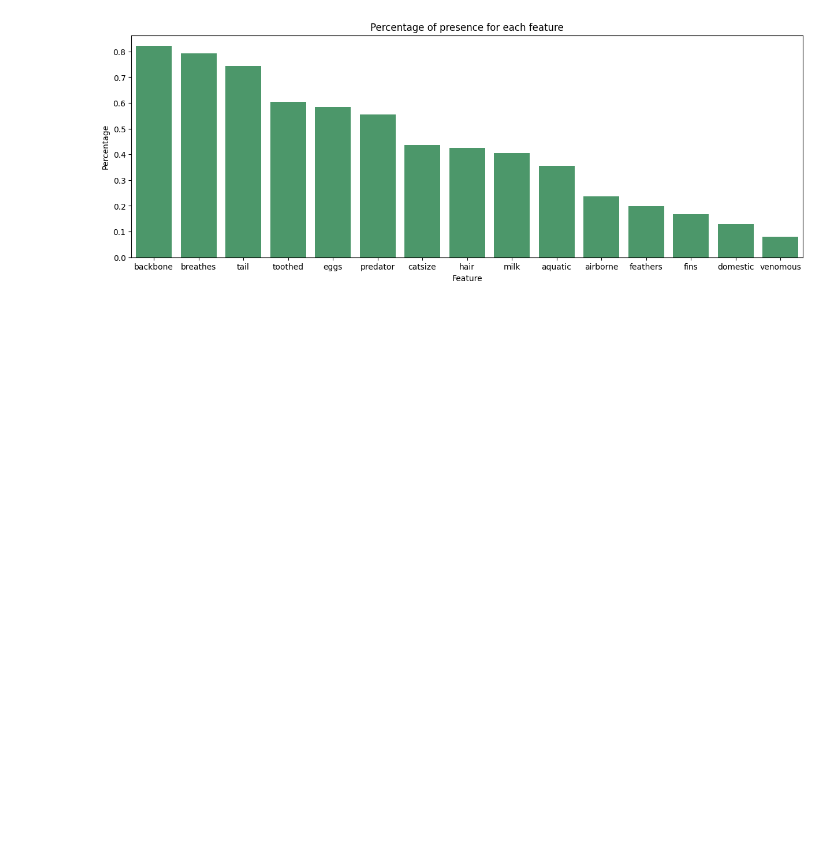
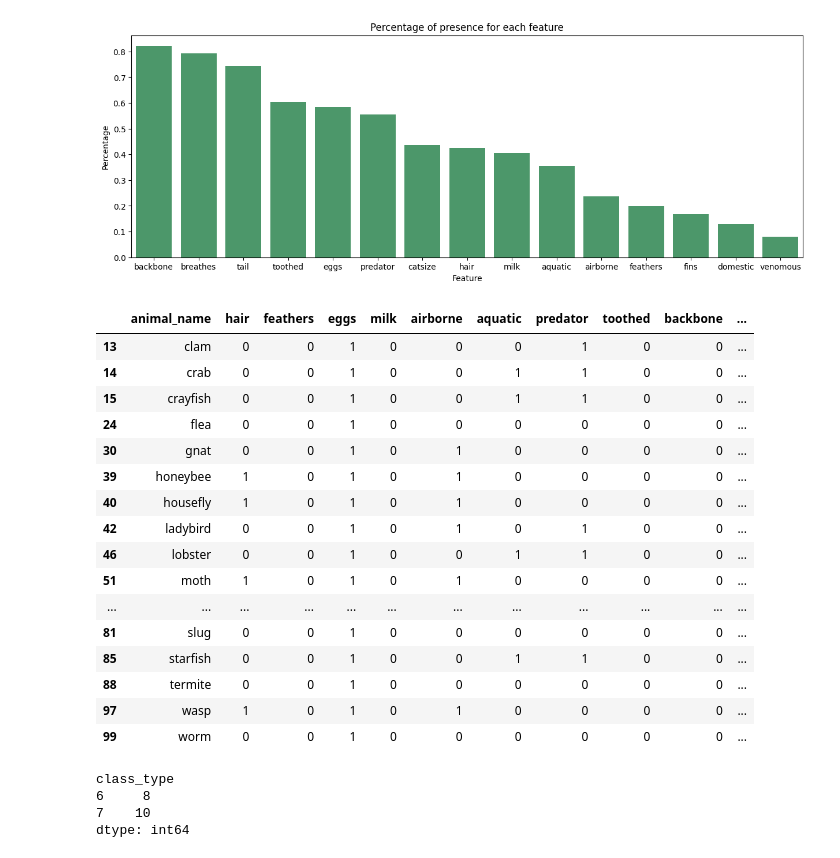
Before and after one commit to ffaundezcab/animal_classification, a Jupyter notebook: eda.ipynb, the cells around one changed output. Saved outputs shown, nothing was run; the diff lists cells and outputs as text; code cells hidden in the pictures; blank space fills up the shorter version.

```diff
--- a/eda.ipynb
+++ b/eda.ipynb
@@ -98,3 +123,30 @@ ax.set_ylabel('Percentage')
 plt.show()
 # %% [output]
 [figure]
+# %%
+zoo[zoo['backbone'] != 1]
+# %% [output]
+|  | animal_name | hair | feathers | eggs | milk | airborne | aquatic | predator | toothed | backbone | ... |
+| 13 | clam | 0 | 0 | 1 | 0 | 0 | 0 | 1 | 0 | 0 | ... |
+| 14 | crab | 0 | 0 | 1 | 0 | 0 | 1 | 1 | 0 | 0 | ... |
+| 15 | crayfish | 0 | 0 | 1 | 0 | 0 | 1 | 1 | 0 | 0 | ... |
+| 24 | flea | 0 | 0 | 1 | 0 | 0 | 0 | 0 | 0 | 0 | ... |
+| 30 | gnat | 0 | 0 | 1 | 0 | 1 | 0 | 0 | 0 | 0 | ... |
+| 39 | honeybee | 1 | 0 | 1 | 0 | 1 | 0 | 0 | 0 | 0 | ... |
+| 40 | housefly | 1 | 0 | 1 | 0 | 1 | 0 | 0 | 0 | 0 | ... |
+| 42 | ladybird | 0 | 0 | 1 | 0 | 1 | 0 | 1 | 0 | 0 | ... |
+| 46 | lobster | 0 | 0 | 1 | 0 | 0 | 1 | 1 | 0 | 0 | ... |
+| 51 | moth | 1 | 0 | 1 | 0 | 1 | 0 | 0 | 0 | 0 | ... |
+| ... | ... | ... | ... | ... | ... | ... | ... | ... | ... | ... | ... |
+| 81 | slug | 0 | 0 | 1 | 0 | 0 | 0 | 0 | 0 | 0 | ... |
+| 85 | starfish | 0 | 0 | 1 | 0 | 0 | 1 | 1 | 0 | 0 | ... |
+| 88 | termite | 0 | 0 | 1 | 0 | 0 | 0 | 0 | 0 | 0 | ... |
+| 97 | wasp | 1 | 0 | 1 | 0 | 1 | 0 | 0 | 0 | 0 | ... |
+| 99 | worm | 0 | 0 | 1 | 0 | 0 | 0 | 0 | 0 | 0 | ... |
+# %%
+zoo[zoo['backbone'] != 1].groupby('class_type').size()
+# %% [output]
+class_type
+6     8
+7    10
+dtype: int64
```
Also changed, not shown: parts of 17 cells of this notebook.
